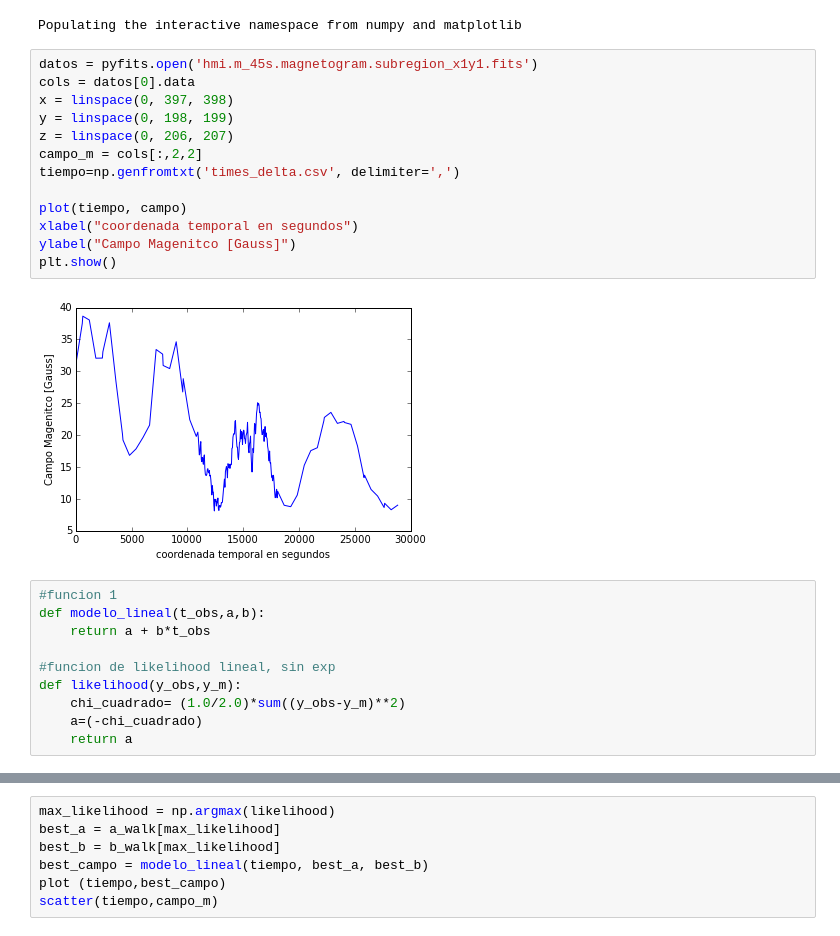
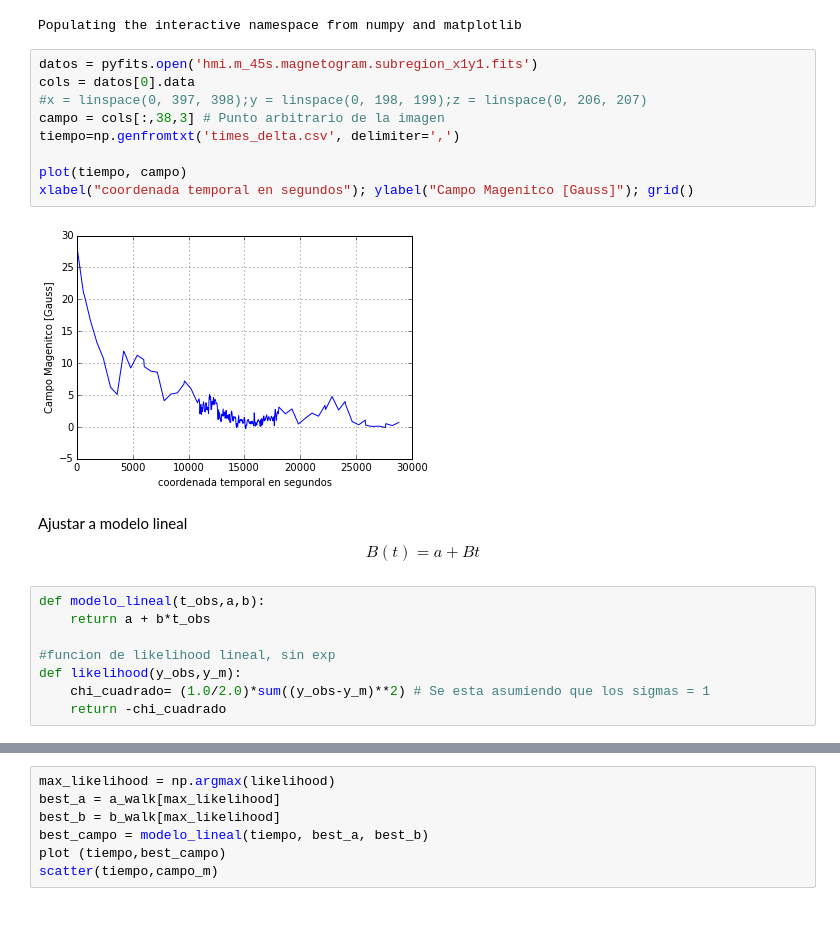
Before and after one commit to JC-AlfonsoR/CM20151_HW7_AlfonsoOrtiz, a Jupyter notebook: P2_Campo_magnetico_solar/Untitled0.ipynb, the cells around one changed output, grey strips where cells are left out. Drawn from its saved outputs; the diff is of its cells as text.

```diff
--- a/P2_Campo_magnetico_solar/Untitled0.ipynb
+++ b/P2_Campo_magnetico_solar/Untitled0.ipynb
@@ -6,25 +6,22 @@ Populating the interactive namespace from numpy and matplotlib
 # %%
 datos = pyfits.open('hmi.m_45s.magnetogram.subregion_x1y1.fits')
 cols = datos[0].data
-x = linspace(0, 397, 398)
-y = linspace(0, 198, 199)
-z = linspace(0, 206, 207)
-campo_m = cols[:,2,2]
+#x = linspace(0, 397, 398);y = linspace(0, 198, 199);z = linspace(0, 206, 207)
+campo = cols[:,38,3] # Punto arbitrario de la imagen
 tiempo=np.genfromtxt('times_delta.csv', delimiter=',')
 
 plot(tiempo, campo)
-xlabel("coordenada temporal en segundos")
-ylabel("Campo Magenitco [Gauss]")
-plt.show()
+xlabel("coordenada temporal en segundos"); ylabel("Campo Magenitco [Gauss]"); grid()
 # %% [output]
-[figure, old version]
+[figure, new version]
+# %% [markdown]
+Ajustar a modelo lineal
+$$B(t)=a+Bt$$
 # %%
-#funcion 1
 def modelo_lineal(t_obs,a,b):
     return a + b*t_obs
 
 #funcion de likelihood lineal, sin exp
 def likelihood(y_obs,y_m):
-    chi_cuadrado= (1.0/2.0)*sum((y_obs-y_m)**2)
-    a=(-chi_cuadrado)
-    return a
+    chi_cuadrado= (1.0/2.0)*sum((y_obs-y_m)**2) # Se esta asumiendo que los sigmas = 1
+    return -chi_cuadrado
```
Also changed, not shown: parts of 10 cells of this notebook, 2 other files.
